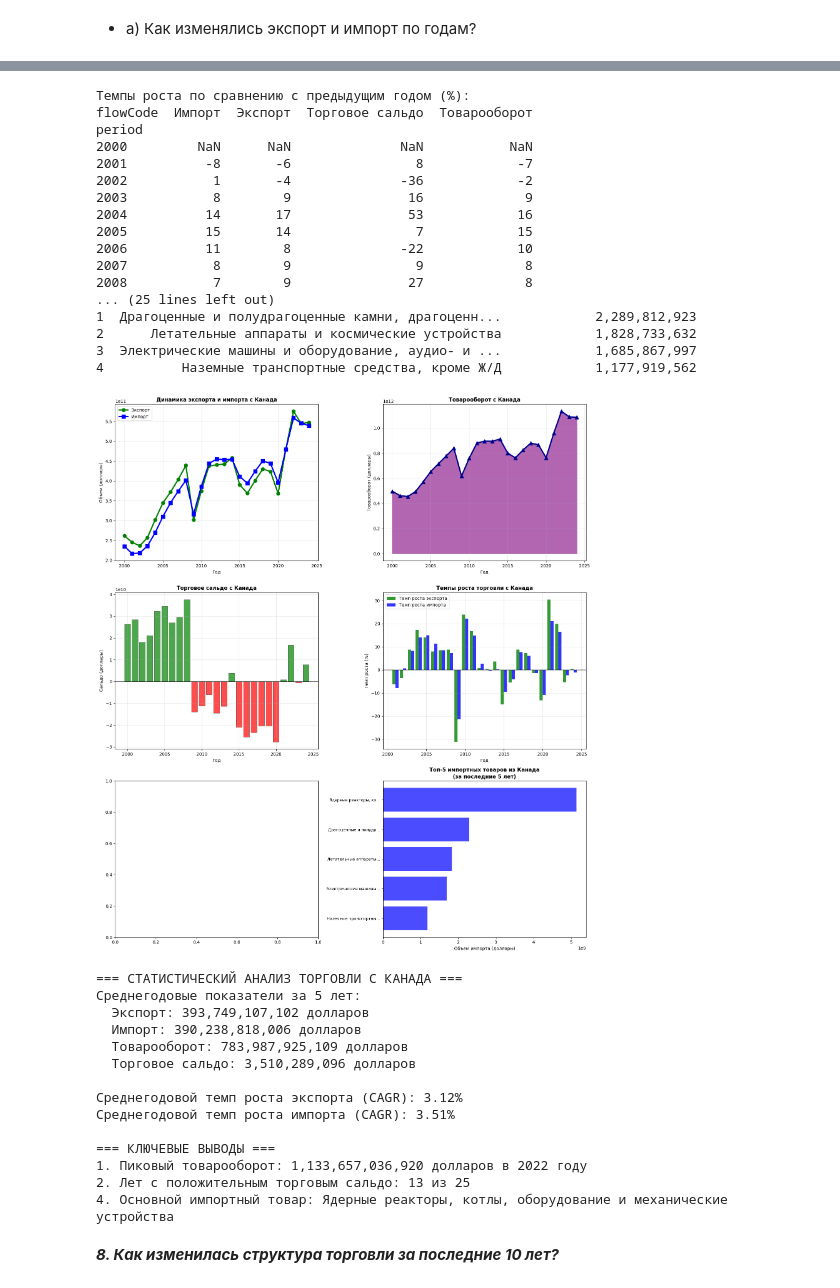
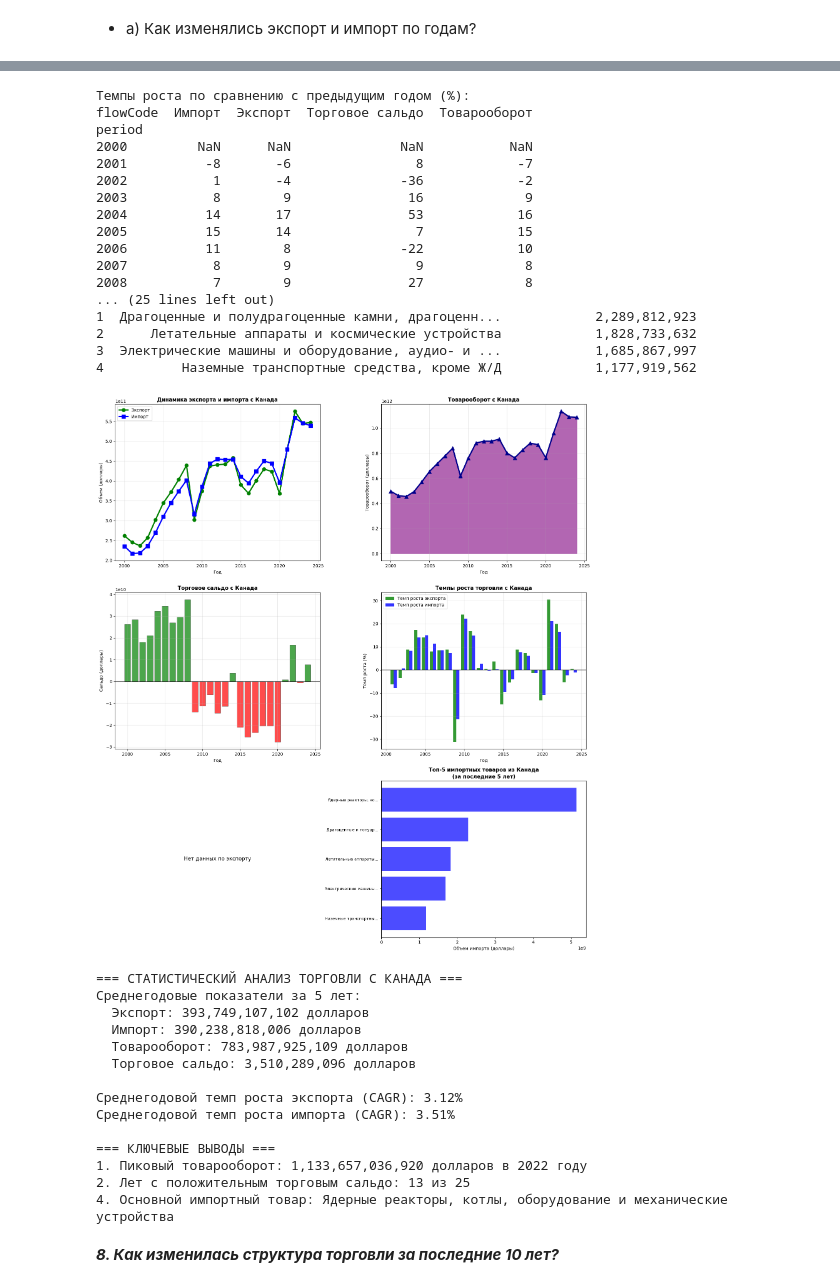
Before and after one commit to woodwyyn/data-analytics-final, a Jupyter notebook: project.ipynb, the cells around one changed output, grey strips where cells are left out. Cells and saved outputs as stored; diff of their text form; code cells hidden in the pictures.

```diff
--- a/project.ipynb
+++ b/project.ipynb
@@ -5,22 +5,19 @@
 # %%
 # Импорт библиотек
 import pandas as pd
+import plotly.express as px
 import matplotlib.pyplot as plt
 import seaborn as sns
 import numpy as np
+import warnings
 
-plt.style.use('default')
-
-
-# Настройка для красивых графиков
+# Настройки
+warnings.filterwarnings("ignore")
 %matplotlib inline
-plt.style.use('default')
+sns.set_style("whitegrid")
 sns.set_palette("husl")
-# Настройка pandas для отображения чисел
 pd.options.display.float_format = '{:,.0f}'.format
 
-
-
 print("Библиотеки загружены!")
 # %% [output]
 Библиотеки загружены!
@@ -218,16 +156,0 @@ trade_with_commodities.head()
-# %%
-# Шаг 2: Объединяем результат с countries по коду страны-партнера
-print("Шаг 2: Объединяем с countries")
-
-# Сначала преобразуем id стран в числовой формат для корректного объединения
-countries_df['id_numeric'] = pd.to_numeric(countries_df['id'], errors='coerce')
-
-full_trade_data = trade_with_commodities.merge(
-    countries_df,
-    left_on='partnerCode',    # код страны-партнера в trade
-    right_on='id_numeric',    # числовой id в countries
-    how='left'                # оставляем все записи из trade
-)
-
-print(f"Размер итогового датафрейма: {full_trade_data.shape}")
-full_trade_data.head()
@@ -446,0 +323,12 @@ print(f"Максимальный товарооборот: {trade_df['Оборо
+# %%
+print('a) Какие года представлены в базе данных?')
+unique_years = get_unique_years(full_trade_data)
+
+print('\nb) Какова динамика экспорта и импорта по годам?\nc) Каково годовое торговое сальдо (экспорт минус импорт)?\n')
+annual_trade = prepare_annual_trade(full_trade_data)
+
+plot_main_graphs(annual_trade)
+plot_growth_rates(annual_trade)
+plot_moving_average(annual_trade, window=3)
+plot_cumulative(annual_trade)
+print_statistics(annual_trade)
@@ -1635,7 +1452,6 @@ economic_sector
 
 *   a) Как изменялись экспорт и импорт по годам?
 # %%
-# 7. Динамика торговли с указанной страной за последние 5 лет
 
 country_name = "Канада"
 print(f"=== ДИНАМИКА ТОРГОВЛИ С {country_name.upper()} ЗА ПОСЛЕДНИЕ 5 ЛЕТ ===")
@@ -1770,6 +1586,9 @@ else:
                              fontsize=12, fontweight='bold')
         axes[2, 0].set_xlabel('Объем экспорта (доллары)')
         axes[2, 0].invert_yaxis()
+    else:
+        axes[2, 0].text(0.5, 0.5, 'Нет данных по экспорту', ha='center', va='center', fontsize=12)
+        axes[2, 0].set_axis_off()
 
     # График 6: Топ-5 импортных товаров
     if len(top_import_goods) > 0:
@@ -1847,34 +1666,34 @@ else:
 | 2003 | 236,264,489,605 | 257,370,724,764 | 21,106,235,159 | 493,635,214,369 |
 | 2004 | 269,415,710,265 | 301,760,659,327 | 32,344,949,062 | 571,176,369,592 |
 | 2005 | 309,751,695,955 | 344,329,136,154 | 34,577,440,199 | 654,080,832,109 |
 | 2006 | 344,867,455,545 | 371,886,140,258 | 27,018,684,713 | 716,753,595,803 |
 | 2007 | 374,040,823,846 | 403,530,317,204 | 29,489,493,358 | 777,571,141,050 |
 | 2008 | 401,334,086,650 | 438,909,830,523 | 37,575,743,873 | 840,243,917,173 |
 | 2009 | 316,052,314,818 | 302,163,149,344 | -13,889,165,474 | 618,215,464,162 |
 | ... | ... | ... | ... | ... |
 | 2020 | 395,883,273,556 | 368,149,085,533 | -27,734,188,023 | 764,032,359,089 |
 | 2021 | 479,238,358,355 | 480,086,093,080 | 847,734,725 | 959,324,451,435 |
 | 2022 | 558,471,583,998 | 575,185,452,922 | 16,713,868,924 | 1,133,657,036,920 |
 | 2023 | 545,204,813,421 | 544,605,562,245 | -599,251,176 | 1,089,810,375,667 |
 | 2024 | 539,031,109,486 | 546,797,286,380 | 7,766,176,895 | 1,085,828,395,866 |
 Темпы роста по сравнению с предыдущим годом (%):
 flowCode  Импорт  Экспорт  Торговое сальдо  Товарооборот
 period
 2000         NaN      NaN              NaN           NaN
 2001          -8       -6                8            -7
 2002           1       -4              -36            -2
 2003           8        9               16             9
 2004          14       17               53            16
 2005          15       14                7            15
 2006          11        8              -22            10
 2007           8        9                9             8
 2008           7        9               27             8
 ... (25 lines left out)
 1  Драгоценные и полудрагоценные камни, драгоценн...            2,289,812,923
 2      Летательные аппараты и космические устройства            1,828,733,632
 3  Электрические машины и оборудование, аудио- и ...            1,685,867,997
 4          Наземные транспортные средства, кроме Ж/Д            1,177,919,562
-[figure, old version]
+[figure, new version]
 === СТАТИСТИЧЕСКИЙ АНАЛИЗ ТОРГОВЛИ С КАНАДА ===
 Среднегодовые показатели за 5 лет:
   Экспорт: 393,749,107,102 долларов
```
Also changed, not shown: parts of 30 cells of this notebook.
